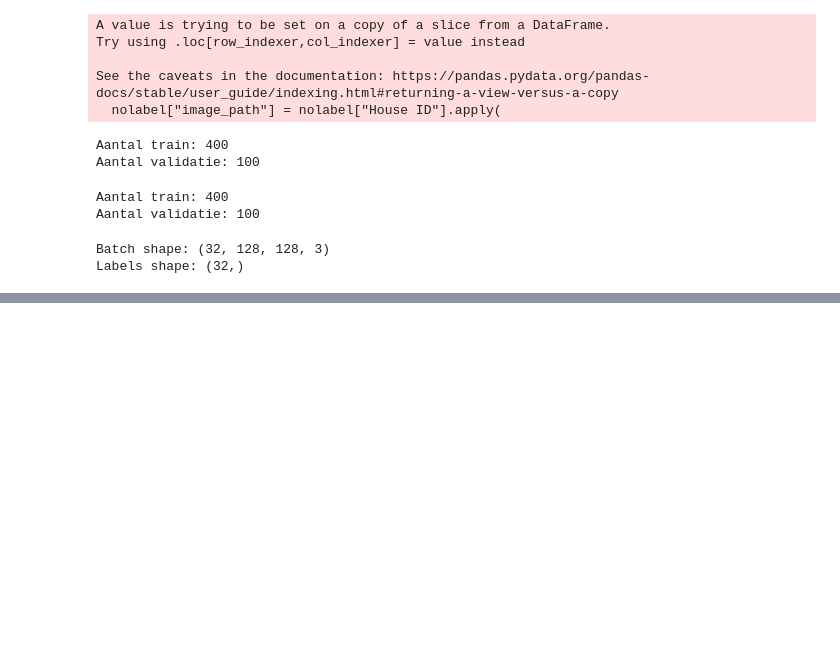
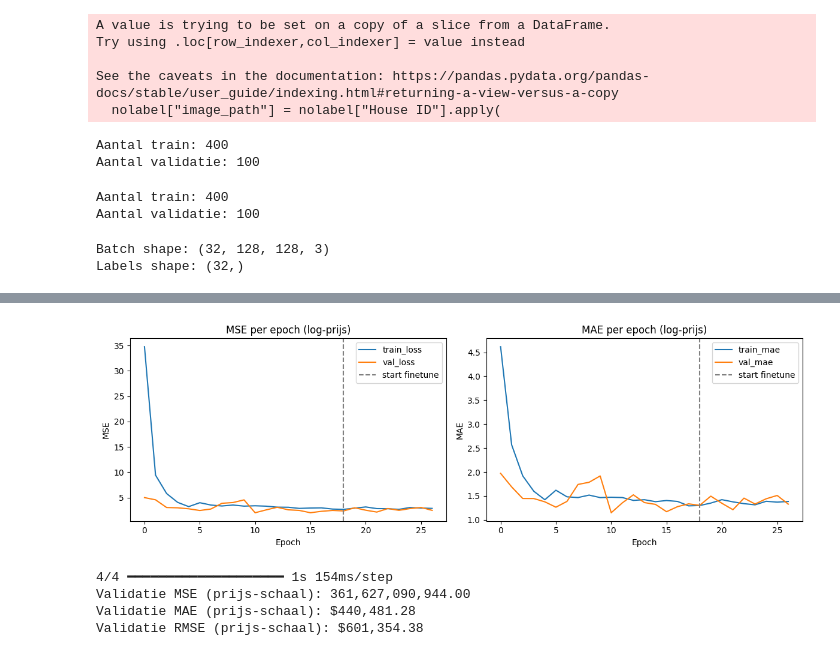
Before and after one commit to imranfunna/Deep-Learning, a Jupyter notebook: Opdracht 1/notebook.ipynb, the cells around one changed output, grey strips where cells are left out. Drawn from its saved outputs; the diff is of its cells as text; code cells hidden in the pictures; blank space fills up the shorter version.

```diff
--- a/Opdracht 1/notebook.ipynb
+++ b/Opdracht 1/notebook.ipynb
@@ -442,12 +441,6 @@ bron: https://campus.datacamp.com/courses/introduction-to-deep-learning-in-pytho
 # %% [markdown]
 ## Convolutioneel neuraal netwerk from scratch
 # %%
-import pandas as pd
-import os
-
-# CSV inladen
-df = pd.read_csv("train.csv")
-
 
 # Map met afbeeldingen
 image_folder = "Train"
@@ -675,0 +928,56 @@ Model: "sequential_3"
+# %%
+# Leercurves voor beide fases
+frozen_loss = history_tl_frozen.history['loss']
+frozen_val_loss = history_tl_frozen.history['val_loss']
+finetune_loss = history_tl_finetune.history['loss']
+finetune_val_loss = history_tl_finetune.history['val_loss']
+
+frozen_mae = history_tl_frozen.history['mae']
+frozen_val_mae = history_tl_frozen.history['val_mae']
+finetune_mae = history_tl_finetune.history['mae']
+finetune_val_mae = history_tl_finetune.history['val_mae']
+
+all_loss = frozen_loss + finetune_loss
+all_val_loss = frozen_val_loss + finetune_val_loss
+all_mae = frozen_mae + finetune_mae
+all_val_mae = frozen_val_mae + finetune_val_mae
+
+fig, axes = plt.subplots(1, 2, figsize=(12, 4))
+
+axes[0].plot(all_loss, label='train_loss')
+axes[0].plot(all_val_loss, label='val_loss')
+axes[0].axvline(len(frozen_loss) - 1, color='gray', linestyle='--', label='start finetune')
+axes[0].set_title('MSE per epoch (log-prijs)')
+axes[0].set_xlabel('Epoch')
+axes[0].set_ylabel('MSE')
+axes[0].legend()
+
+axes[1].plot(all_mae, label='train_mae')
+axes[1].plot(all_val_mae, label='val_mae')
+axes[1].axvline(len(frozen_mae) - 1, color='gray', linestyle='--', label='start finetune')
+axes[1].set_title('MAE per epoch (log-prijs)')
+axes[1].set_xlabel('Epoch')
+axes[1].set_ylabel('MAE')
+axes[1].legend()
+
+plt.tight_layout()
+plt.show()
+
+# Evaluatie op originele prijsschaal
+val_pred_log = transfer_model.predict(transfer_val_ds).reshape(-1)
+val_pred_price = np.expm1(val_pred_log)
+val_true_price = np.expm1(val_targets_log)
+
+val_mse_price = mean_squared_error(val_true_price, val_pred_price)
+val_mae_price = mean_absolute_error(val_true_price, val_pred_price)
+val_rmse_price = np.sqrt(val_mse_price)
+
+print(f'Validatie MSE (prijs-schaal): {val_mse_price:,.2f}')
+print(f'Validatie MAE (prijs-schaal): ${val_mae_price:,.2f}')
+print(f'Validatie RMSE (prijs-schaal): ${val_rmse_price:,.2f}')
+# %% [output]
+[figure, added]
+4/4 ━━━━━━━━━━━━━━━━━━━━ 1s 154ms/step
+Validatie MSE (prijs-schaal): 361,627,090,944.00
+Validatie MAE (prijs-schaal): $440,481.28
+Validatie RMSE (prijs-schaal): $601,354.38
```
Also changed, not shown: parts of 21 cells of this notebook.
